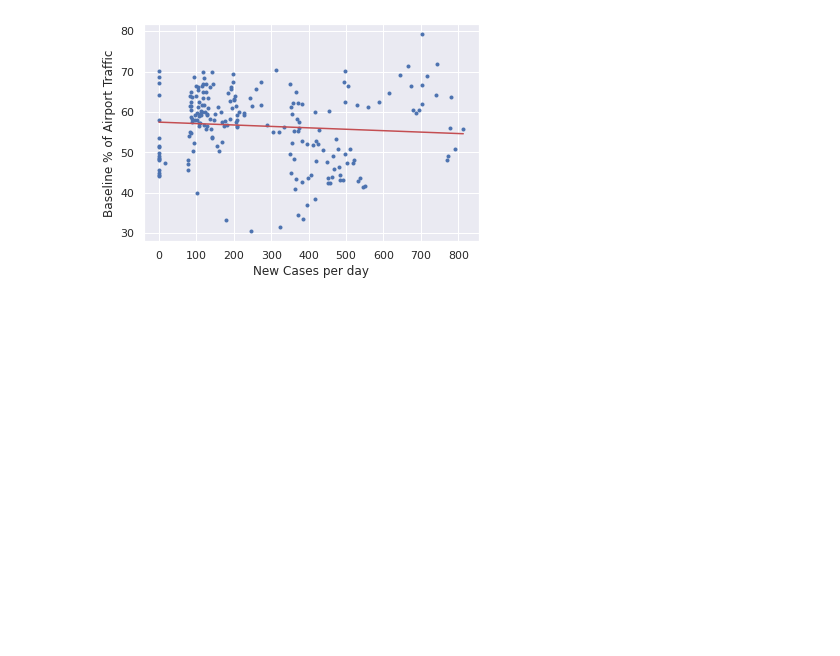
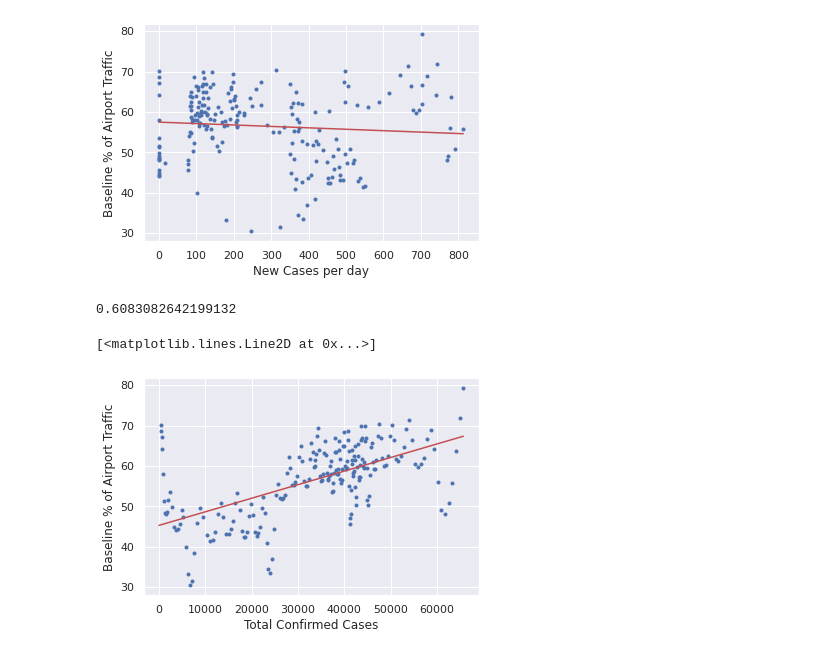
Before and after one commit to clement-ip/covid-airport-travel, a Jupyter notebook: analyze_both.ipynb, the cells around one changed output. Drawn from its saved outputs; the diff is of its cells as text; code cells hidden in the pictures; blank space fills up the shorter version.

```diff
--- a/analyze_both.ipynb
+++ b/analyze_both.ipynb
@@ -836,3 +836,24 @@ plt.plot(linearX, regression.slope*linearX + regression.intercept,'r-')
 -0.0836847470903565
 [<matplotlib.lines.Line2D at 0x...>]
 [figure]
+# %%
+# Repeat for Number of Confirmed Patients
+confirm_smooth = lowess(joined['Confirmed'], joined["Date"], frac =0.04)
+# to reduce weekly cycle effect 7/214 = 0.327
+confirmX = confirm_smooth[:,1]
+plt.plot(confirmX,y, 'b.')
+plt.xlabel('Total Confirmed Cases')
+plt.ylabel('Baseline % of Airport Traffic')
+
+reg = stats.linregress(confirmX, y)
+
+print(reg.rvalue)
+
+linearX = np.linspace(0, max(confirmX))
+plt.plot(linearX, reg.slope*linearX + reg.intercept,'r-')
+
+# this is pretty interesting - strong indication of positive correlation
+# %% [output]
+0.6083082642199132
+[<matplotlib.lines.Line2D at 0x...>]
+[figure, added]
```
Also changed, not shown: parts of 7 cells of this notebook.
